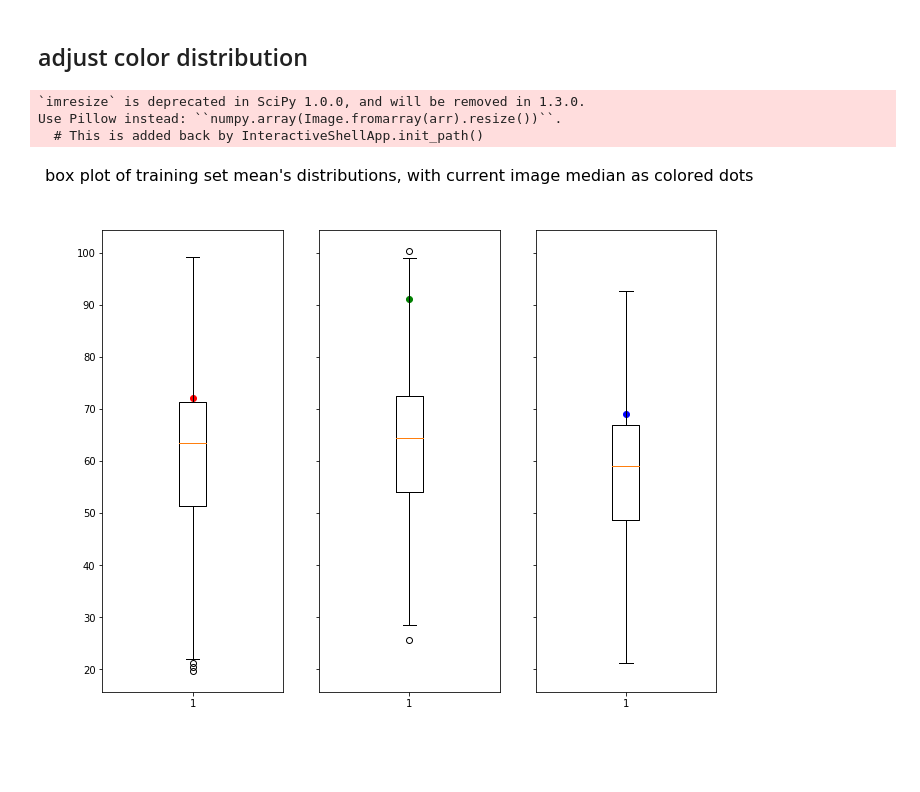
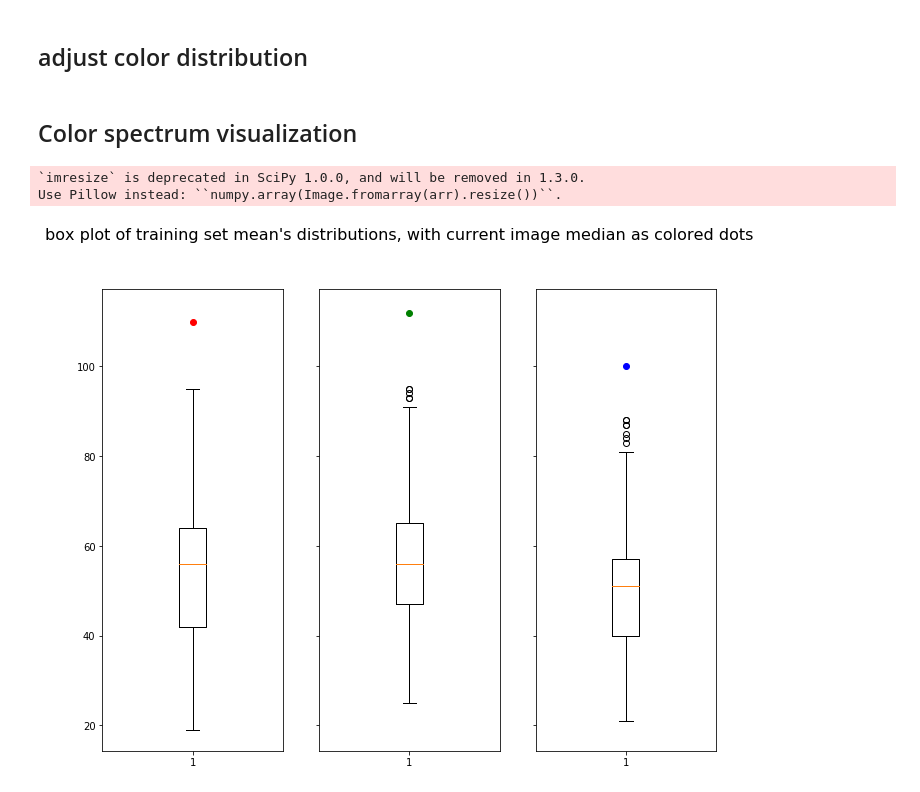
Before and after one commit to Davidnh8/CycleGan, a Jupyter notebook: Japanaese Art.ipynb, the cells around one changed output. Drawn from its saved outputs; the diff is of its cells as text; code cells hidden in the pictures; blank space fills up the shorter version.

```diff
--- a/Japanaese Art.ipynb
+++ b/Japanaese Art.ipynb
@@ -211,35 +218,36 @@ Use Pillow instead: ``numpy.array(Image.fromarray(arr).resize())``.
+# %% [markdown]
+## Color spectrum visualization
 # %%
 path="C:\\Users\\David\\Desktop\\CycleGan\\data\\Japanese\\trainA\\*.jpg"
 trainA=glob.glob(path)
-fig,ax=plt.subplots(1,3,figsize=[11,8.5], sharey=True)
-
-r_avg=[]
-g_avg=[]
-b_avg=[]
+r_med=[]
+g_med=[]
+b_med=[]
 for i in trainA:
     img=imageio.imread(i)
-    r_avg.append(np.mean(img[:,:,0]))
-    g_avg.append(np.mean(img[:,:,1]))
-    b_avg.append(np.mean(img[:,:,2]))
-r_avg_med=np.median(r_avg)
-g_avg_med=np.median(g_avg)
-b_avg_med=np.median(b_avg)
+    r_med.append(np.median(img[:,:,0]))
+    g_med.append(np.median(img[:,:,1]))
+    b_med.append(np.median(img[:,:,2]))
+r_med_med =np.median(r_med)
+g_med_med =np.median(g_med)
+b_med_med =np.median(b_med)
 
-ax[0].boxplot(r_avg)
-ax[1].boxplot(g_avg)
-ax[2].boxplot(b_avg)
+
+fig,ax=plt.subplots(1,3,figsize=[11,8.5], sharey=True)
+ax[0].boxplot(r_med)
+ax[1].boxplot(g_med)
+ax[2].boxplot(b_med)
 
 path="C:\\Users\\David\\Desktop\\CycleGan\\data\\Japanese\\Calgary.jpg"
 img=imageio.imread(path)
 img=make_512_512(img)
 ax[0].scatter(1,np.median(img[:,:,0]), color='red')
 ax[1].scatter(1,np.median(img[:,:,1]), color='green')
 ax[2].scatter(1,np.median(img[:,:,2]), color='blue')
 
 fig.suptitle("box plot of training set mean's distributions, with current image median as colored dots", fontsize=16)
 plt.show()
 # %% [output]
 `imresize` is deprecated in SciPy 1.0.0, and will be removed in 1.3.0.
 Use Pillow instead: ``numpy.array(Image.fromarray(arr).resize())``.
-  # This is added back by InteractiveShellApp.init_path()
-[figure, old version]
+[figure, new version]
```
Also changed, not shown: parts of 22 cells of this notebook.
